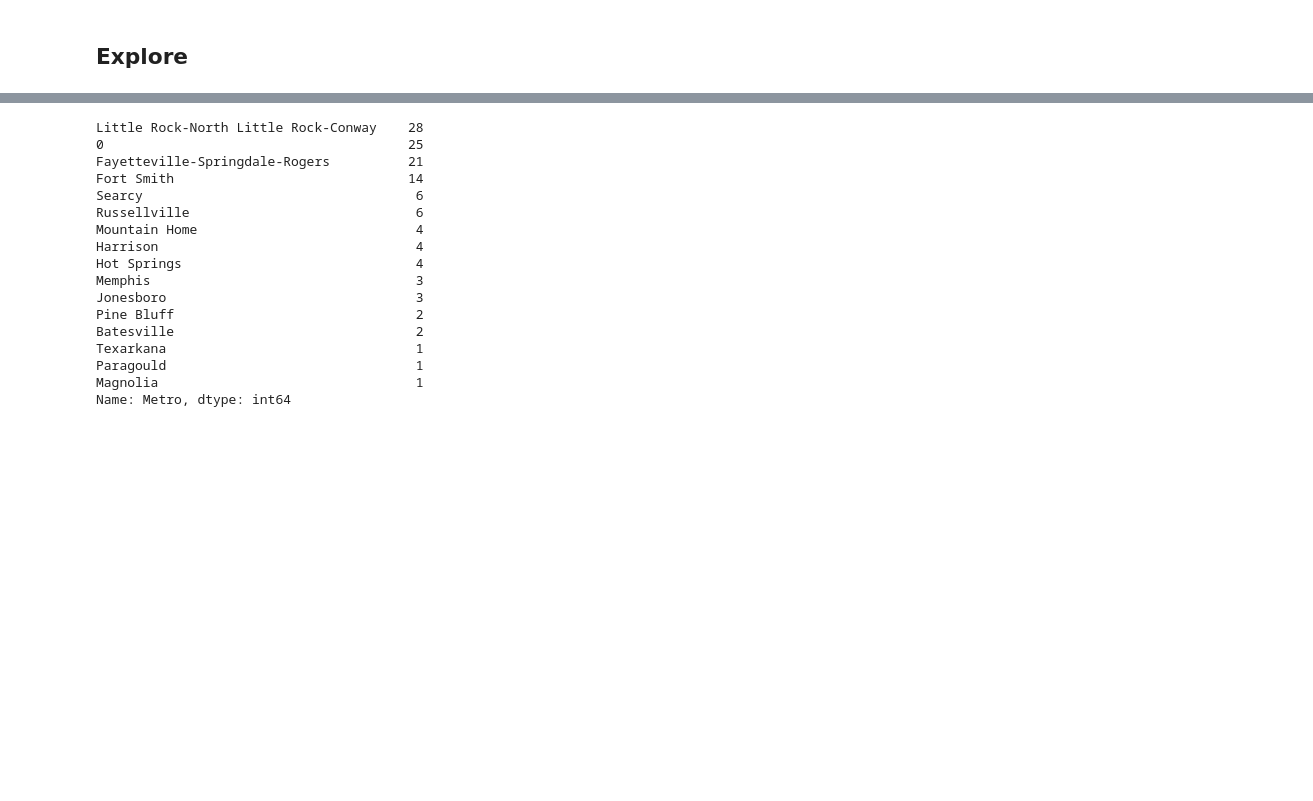
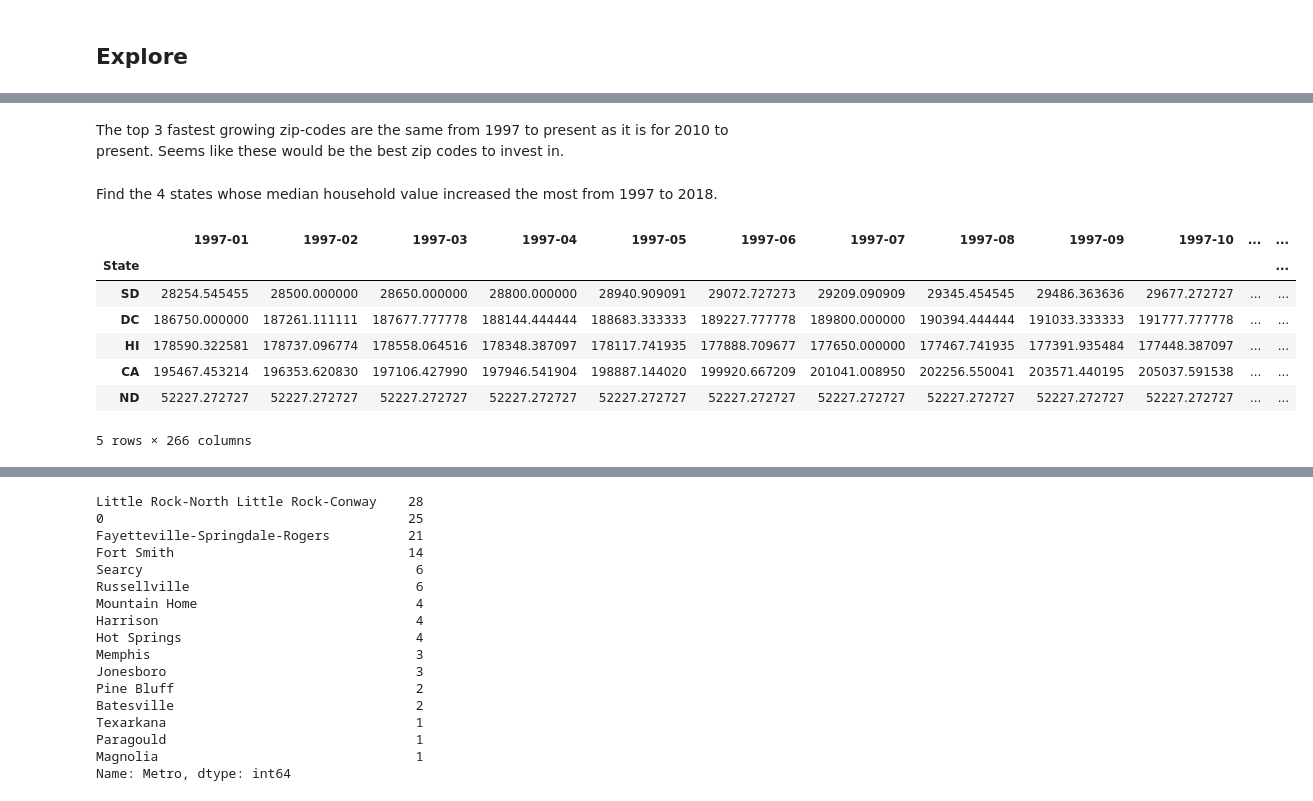
Before and after one commit to bcroarkin2726/IST718_BigDataAnalytics, a Jupyter notebook: HW2/Croarkin_Lab2.ipynb, the cells around one changed output, grey strips where cells are left out. Drawn from its saved outputs; the diff is of its cells as text; code cells hidden in the pictures; blank space fills up the shorter version.

```diff
--- a/HW2/Croarkin_Lab2.ipynb
+++ b/HW2/Croarkin_Lab2.ipynb
@@ -323,0 +395,26 @@ df_housing.head()
+# %% [markdown]
+The top 3 fastest growing zip-codes are the same from 1997 to present as it is for 2010 to present. Seems like these would be the best zip codes to invest in.
+# %% [markdown]
+Find the 4 states whose median household value increased the most from 1997 to 2018.
+# %%
+#group the housing dataframe by state for average median housing values by state over time
+state_housing = housing.groupby(['State']).mean()
+#need to impute values for North Dakota since they are missing values from 1997
+#first value from ND is 52227.272727 in 2005-03. Fill in all dates before with that first value
+state_housing.loc['ND','1997-01':'2005-02'] = 52227.272727
+#drop SizeRank column
+state_housing.drop(columns = 'SizeRank', inplace = True)
+#Create a column for percent difference from 1997 to 2019
+state_housing['PercentChange'] = round((state_housing['2019-01'] / state_housing['1997-01']) * 100, 2)
+#sort by Percent Change to get 6 largest changes
+state_housing.sort_values(by = 'PercentChange', ascending = False, inplace = True)
+state_housing = state_housing.head(6)
+# %% [output]
+|  | 1997-01 | 1997-02 | 1997-03 | 1997-04 | 1997-05 | 1997-06 | 1997-07 | 1997-08 | 1997-09 | 1997-10 | ... | ... |
+| State |  |  |  |  |  |  |  |  |  |  |  | ... |
+| SD | 28254.545455 | 28500.000000 | 28650.000000 | 28800.000000 | 28940.909091 | 29072.727273 | 29209.090909 | 29345.454545 | 29486.363636 | 29677.272727 | ... | ... |
+| DC | 186750.000000 | 187261.111111 | 187677.777778 | 188144.444444 | 188683.333333 | 189227.777778 | 189800.000000 | 190394.444444 | 191033.333333 | 191777.777778 | ... | ... |
+| HI | 178590.322581 | 178737.096774 | 178558.064516 | 178348.387097 | 178117.741935 | 177888.709677 | 177650.000000 | 177467.741935 | 177391.935484 | 177448.387097 | ... | ... |
+| CA | 195467.453214 | 196353.620830 | 197106.427990 | 197946.541904 | 198887.144020 | 199920.667209 | 201041.008950 | 202256.550041 | 203571.440195 | 205037.591538 | ... | ... |
+| ND | 52227.272727 | 52227.272727 | 52227.272727 | 52227.272727 | 52227.272727 | 52227.272727 | 52227.272727 | 52227.272727 | 52227.272727 | 52227.272727 | ... | ... |
+5 rows × 266 columns
```
Also changed, not shown: parts of 21 cells of this notebook.
